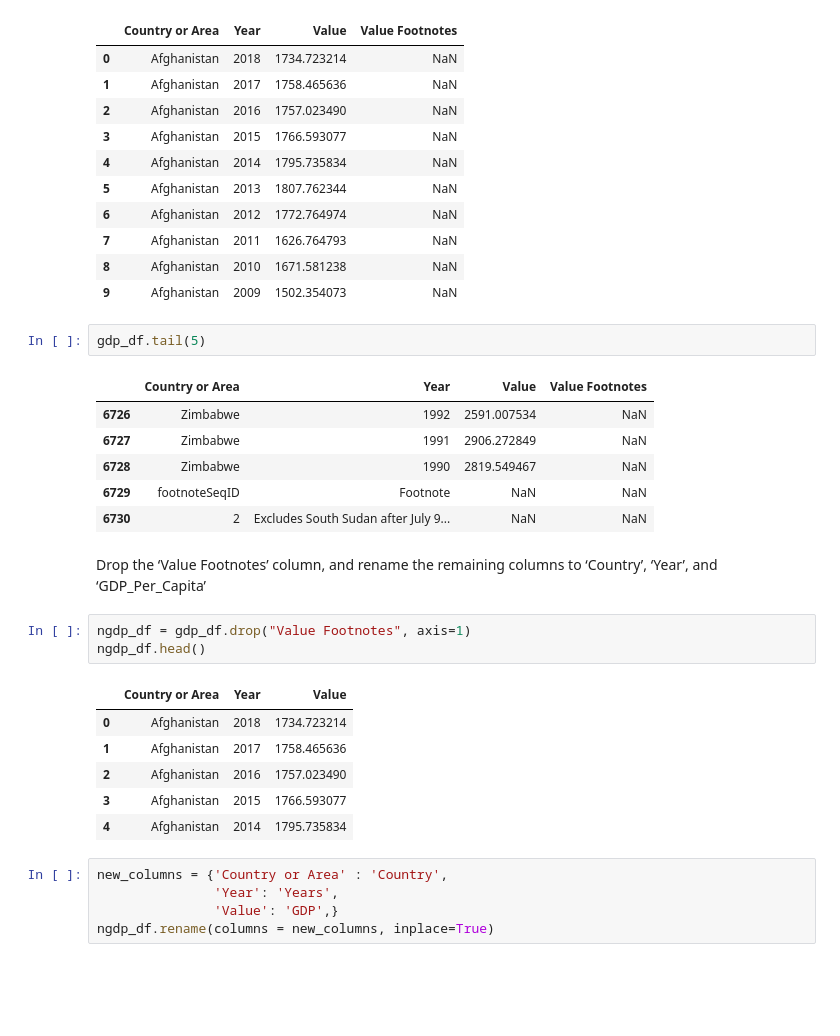
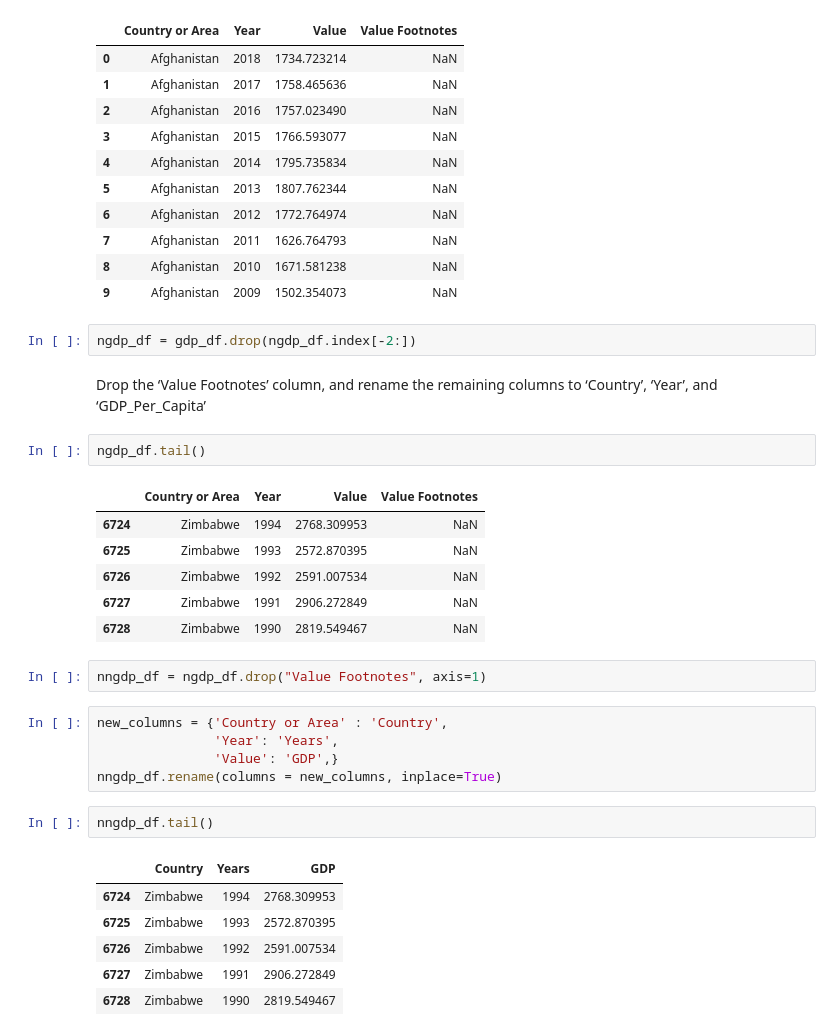
Before and after one commit to nss-data-science-cohort-4/dq1-undata-matthgray, a Jupyter notebook: un_data.ipynb, the cells around one changed output. Saved outputs shown, nothing was run; the diff lists cells and outputs as text; blank space fills up the shorter version.

```diff
--- a/un_data.ipynb
+++ b/un_data.ipynb
@@ -31,31 +31,34 @@ gdp_df.head(10)
 | 7 | Afghanistan | 2011 | 1626.764793 | NaN |
 | 8 | Afghanistan | 2010 | 1671.581238 | NaN |
 | 9 | Afghanistan | 2009 | 1502.354073 | NaN |
-# %%
-gdp_df.tail(5)
-# %% [output]
-|  | Country or Area | Year | Value | Value Footnotes |
-| 6726 | Zimbabwe | 1992 | 2591.007534 | NaN |
-| 6727 | Zimbabwe | 1991 | 2906.272849 | NaN |
-| 6728 | Zimbabwe | 1990 | 2819.549467 | NaN |
-| 6729 | footnoteSeqID | Footnote | NaN | NaN |
-| 6730 | 2 | Excludes South Sudan after July 9... | NaN | NaN |
+# %%
+ngdp_df = gdp_df.drop(ngdp_df.index[-2:])
 # %% [markdown]
 Drop the ‘Value Footnotes’ column, and rename the remaining columns to
 ‘Country’, ‘Year’, and ‘GDP_Per_Capita’
+# %%
+ngdp_df.tail()
+# %% [output]
+|  | Country or Area | Year | Value | Value Footnotes |
+| 6724 | Zimbabwe | 1994 | 2768.309953 | NaN |
+| 6725 | Zimbabwe | 1993 | 2572.870395 | NaN |
+| 6726 | Zimbabwe | 1992 | 2591.007534 | NaN |
+| 6727 | Zimbabwe | 1991 | 2906.272849 | NaN |
+| 6728 | Zimbabwe | 1990 | 2819.549467 | NaN |
 # %%
-ngdp_df = gdp_df.drop("Value Footnotes", axis=1)
-ngdp_df.head()
+nngdp_df = ngdp_df.drop("Value Footnotes", axis=1)
-# %% [output]
-|  | Country or Area | Year | Value |
-| 0 | Afghanistan | 2018 | 1734.723214 |
-| 1 | Afghanistan | 2017 | 1758.465636 |
-| 2 | Afghanistan | 2016 | 1757.023490 |
-| 3 | Afghanistan | 2015 | 1766.593077 |
-| 4 | Afghanistan | 2014 | 1795.735834 |
 # %%
 new_columns = {'Country or Area' : 'Country',
                'Year': 'Years',
                'Value': 'GDP',}
-ngdp_df.rename(columns = new_columns, inplace=True)
+nngdp_df.rename(columns = new_columns, inplace=True)
+# %%
+nngdp_df.tail()
+# %% [output]
+|  | Country | Years | GDP |
+| 6724 | Zimbabwe | 1994 | 2768.309953 |
+| 6725 | Zimbabwe | 1993 | 2572.870395 |
+| 6726 | Zimbabwe | 1992 | 2591.007534 |
+| 6727 | Zimbabwe | 1991 | 2906.272849 |
+| 6728 | Zimbabwe | 1990 | 2819.549467 |
 # %%
```
Also changed, not shown: parts of 19 cells of this notebook.
